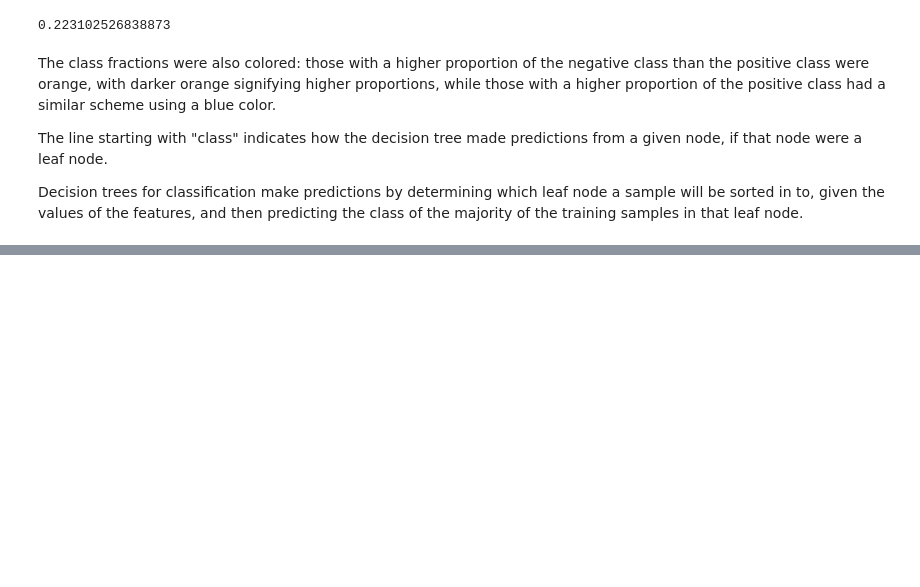
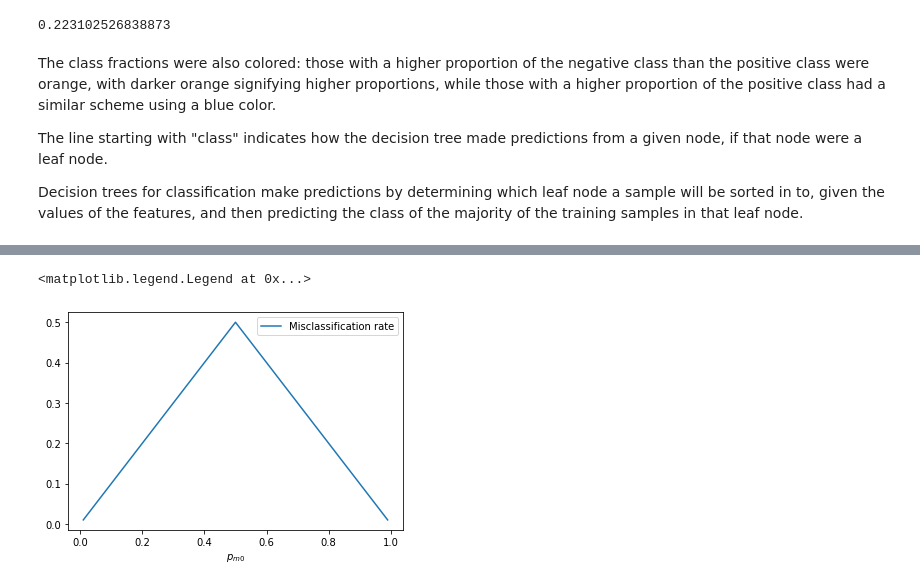
Before and after one commit to jeantardelli/data-science, a Jupyter notebook: decision-trees-and-random-forests.ipynb, the cells around one changed output, grey strips where cells are left out. Cells and saved outputs as stored; diff of their text form; code cells hidden in the pictures; blank space fills up the shorter version.

```diff
--- a/decision-trees-and-random-forests.ipynb
+++ b/decision-trees-and-random-forests.ipynb
@@ -105,0 +119,12 @@ Decision trees for classification make predictions by determining which leaf nod
+# %%
+p_m0 = np.linspace(0.01, 0.99, 101)
+p_m1 = 1 - p_m0
+
+misclassification_rate = np.minimum(p_m0, p_m1)
+
+plt.plot(p_m0, misclassification_rate, label='Misclassification rate')
+plt.xlabel('$p_{m0}$')
+plt.legend()
+# %% [output]
+<matplotlib.legend.Legend at 0x...>
+[figure, added]
```
Also changed, not shown: parts of 7 cells of this notebook.
